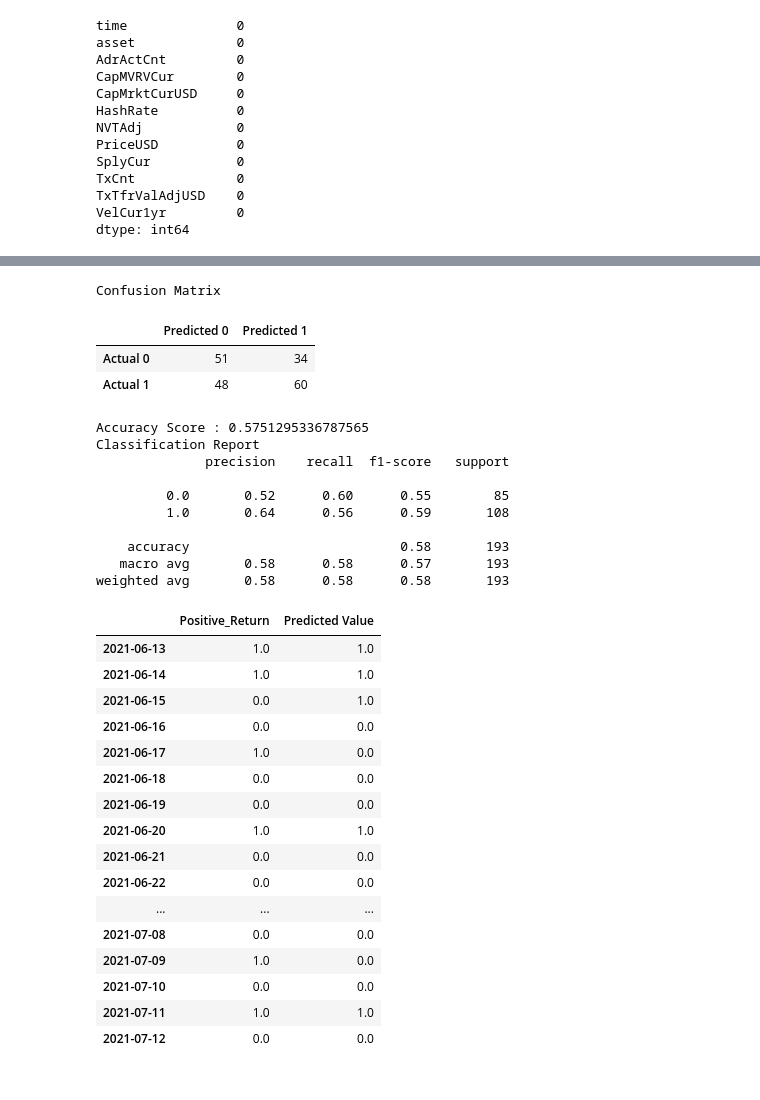
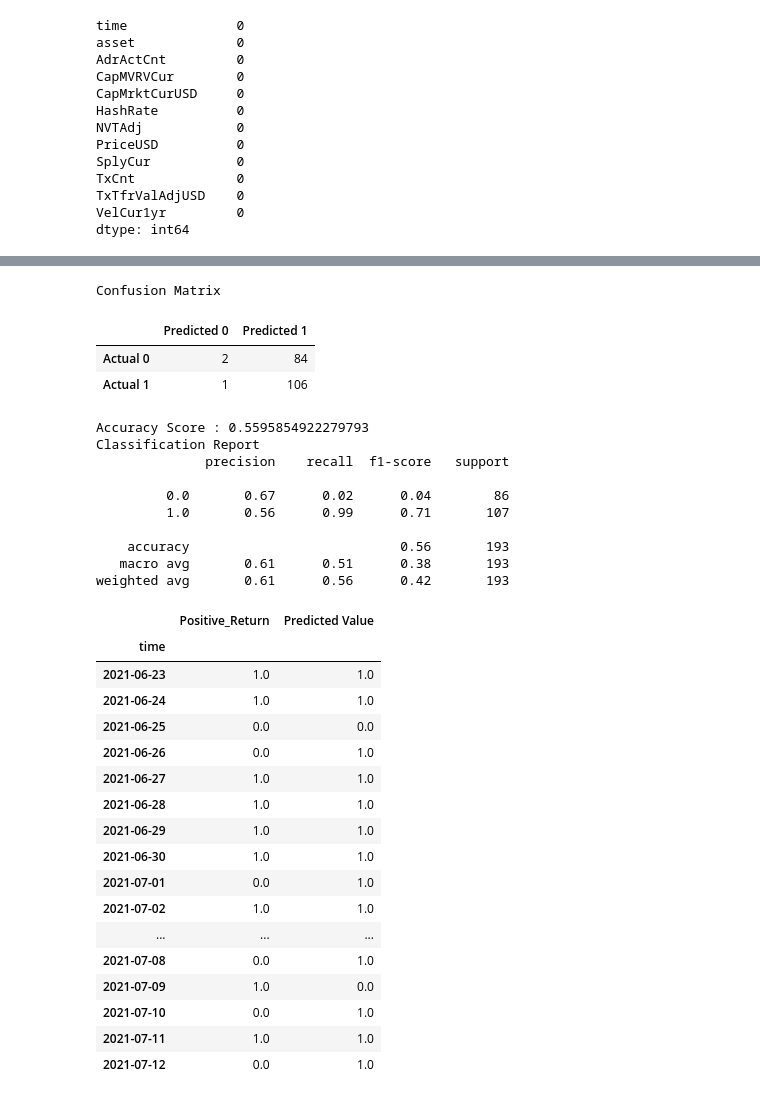
Before and after one commit to dbogatic/crypto-analysis, a Jupyter notebook: eth_price_direction.ipynb, the cells around one changed output, grey strips where cells are left out. Cells and saved outputs as stored; diff of their text form; code cells hidden in the pictures.

```diff
--- a/eth_price_direction.ipynb
+++ b/eth_price_direction.ipynb
@@ -79,7 +87,6 @@ combined_df.head()
 # %%
 # Concat metrics and google trends data
-combined_df = pd.concat([combined_df,eth_google_trends],axis=1)
-combined_df =combined_df.dropna()
-combined_df.head()
+combined_df = pd.concat([combined_df,eth_google_trends],axis=1).dropna()
+combined_df.tail()
 # %% [output]
 |  | asset | AdrActCnt | CapMVRVCur | CapMrktCurUSD | HashRate | NVTAdj | PriceUSD | SplyCur | TxCnt | ... |
@@ -178,6 +187,6 @@ Best: 0.523980 using {'criterion': 'gini', 'max_depth': 10, 'n_estimators': 500}
 # %%
 # Define the model using optimized settings
-model = RandomForestClassifier(criterion='gini', max_depth=10,n_estimators=500, n_jobs=-1)
+model = RandomForestClassifier(criterion='entropy', max_depth=10,n_estimators=500, n_jobs=-1)
 # %%
 # Fit the model
 model = model.fit(X_train_scaled, y_train)
@@ -201,41 +210,42 @@ print(classification_report(y_test, predictions))
 # %% [output]
 Confusion Matrix
 |  | Predicted 0 | Predicted 1 |
-| Actual 0 | 51 | 34 |
-| Actual 1 | 48 | 60 |
+| Actual 0 | 2 | 84 |
+| Actual 1 | 1 | 106 |
-Accuracy Score : 0.5751295336787565
+Accuracy Score : 0.5595854922279793
 Classification Report
               precision    recall  f1-score   support
 
-         0.0       0.52      0.60      0.55        85
-         1.0       0.64      0.56      0.59       108
+         0.0       0.67      0.02      0.04        86
+         1.0       0.56      0.99      0.71       107
 
-    accuracy                           0.58       193
-   macro avg       0.58      0.58      0.57       193
-weighted avg       0.58      0.58      0.58       193
+    accuracy                           0.56       193
+   macro avg       0.61      0.51      0.38       193
+weighted avg       0.61      0.56      0.42       193
 # %%
 # Assemble actual y data (Y_test) with predicted y data (from just above) into two columns in a dataframe
 Results = y_test.to_frame()
 Results["Predicted Value"] = predictions
-Results[-30:]
+Results[-20:]
 # %% [output]
 |  | Positive_Return | Predicted Value |
-| 2021-06-13 | 1.0 | 1.0 |
-| 2021-06-14 | 1.0 | 1.0 |
-| 2021-06-15 | 0.0 | 1.0 |
-| 2021-06-16 | 0.0 | 0.0 |
-| 2021-06-17 | 1.0 | 0.0 |
-| 2021-06-18 | 0.0 | 0.0 |
-| 2021-06-19 | 0.0 | 0.0 |
-| 2021-06-20 | 1.0 | 1.0 |
-| 2021-06-21 | 0.0 | 0.0 |
-| 2021-06-22 | 0.0 | 0.0 |
+| time |  |  |
+| 2021-06-23 | 1.0 | 1.0 |
+| 2021-06-24 | 1.0 | 1.0 |
+| 2021-06-25 | 0.0 | 0.0 |
+| 2021-06-26 | 0.0 | 1.0 |
+| 2021-06-27 | 1.0 | 1.0 |
+| 2021-06-28 | 1.0 | 1.0 |
+| 2021-06-29 | 1.0 | 1.0 |
+| 2021-06-30 | 1.0 | 1.0 |
+| 2021-07-01 | 0.0 | 1.0 |
+| 2021-07-02 | 1.0 | 1.0 |
 | ... | ... | ... |
-| 2021-07-08 | 0.0 | 0.0 |
+| 2021-07-08 | 0.0 | 1.0 |
 | 2021-07-09 | 1.0 | 0.0 |
-| 2021-07-10 | 0.0 | 0.0 |
+| 2021-07-10 | 0.0 | 1.0 |
 | 2021-07-11 | 1.0 | 1.0 |
-| 2021-07-12 | 0.0 | 0.0 |
+| 2021-07-12 | 0.0 | 1.0 |
 # %%
 # List the features sorted in descending order by feature importance
 importances = model.feature_importances_
```
Also changed, not shown: parts of 9 cells of this notebook, 2 other files.
